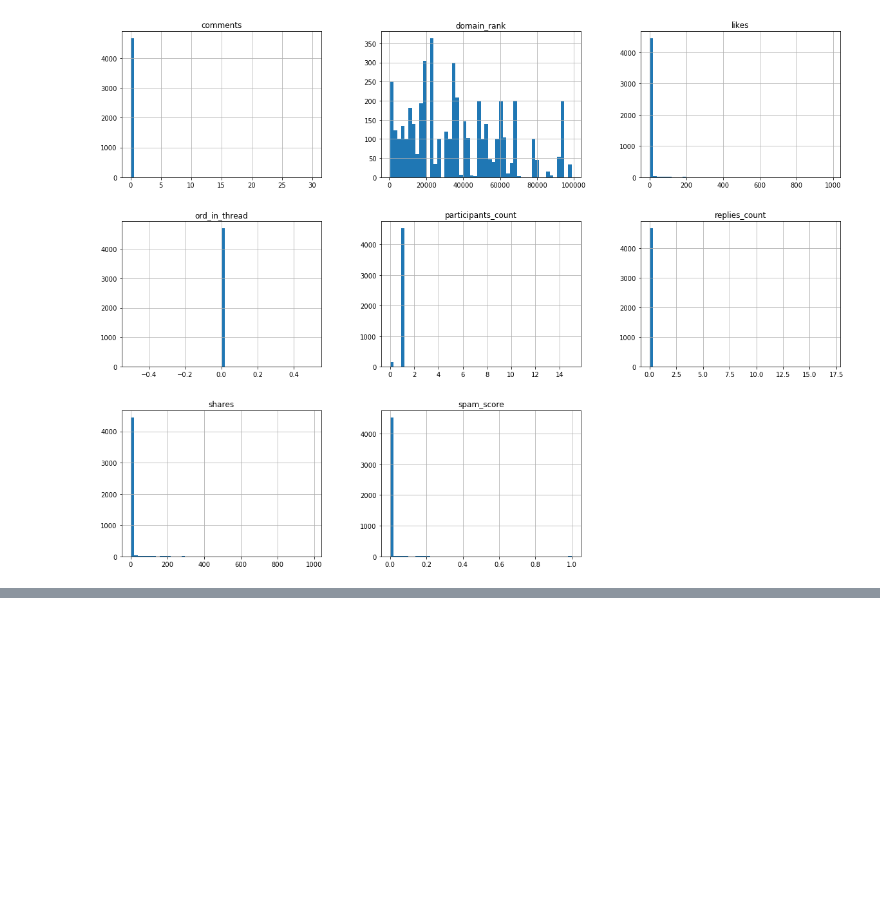
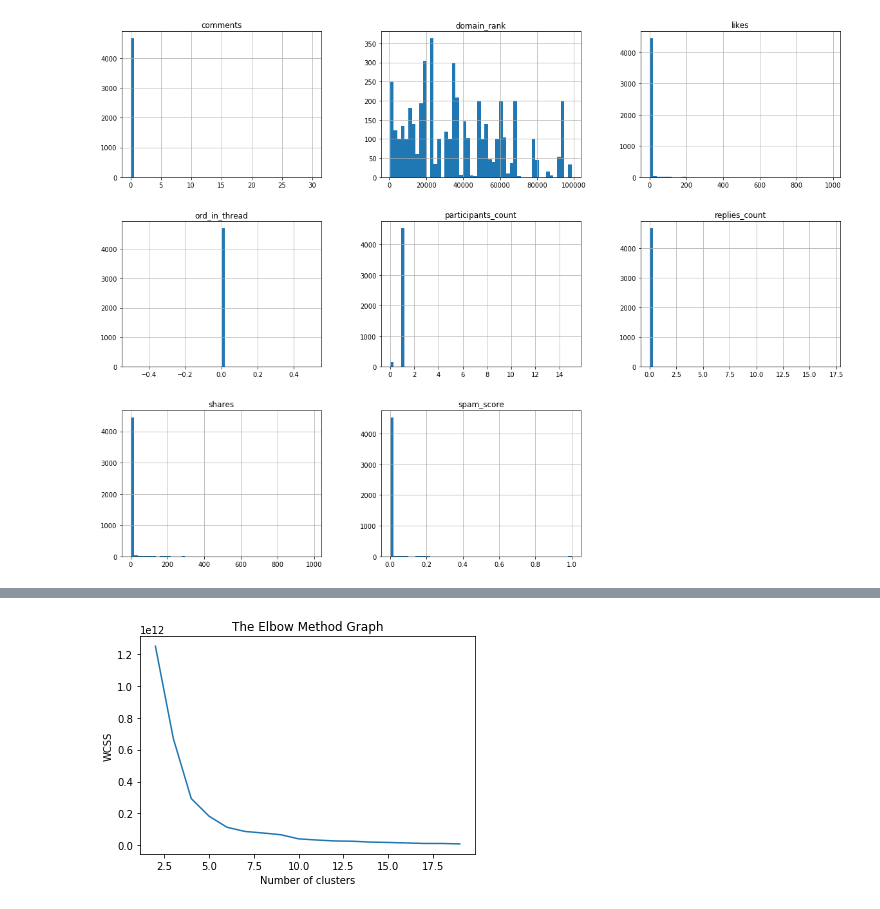
Before and after one commit to nikola-stevanovic14/ml2proj, a Jupyter notebook: ML 2.ipynb, the cells around one changed output, grey strips where cells are left out. Drawn from its saved outputs; the diff is of its cells as text; code cells hidden in the pictures; blank space fills up the shorter version.

```diff
--- a/ML 2.ipynb
+++ b/ML 2.ipynb
@@ -170,3 +187,40 @@ array([[<matplotlib.axes._subplots.AxesSubplot object at 0x...>,
         <matplotlib.axes._subplots.AxesSubplot object at 0x...>,
         <matplotlib.axes._subplots.AxesSubplot object at 0x...>]], dtype=object)
 [figure]
+# %%
+from sklearn.datasets import load_iris
+from sklearn.cluster import KMeans
+from sklearn.metrics import silhouette_score
+from sklearn import preprocessing
+import matplotlib.pyplot as plt
+
+wcss=[]
+sil_score_max = -1 #this is the minimum possible score
+kmeans = None
+y_kmeans = None
+
+def plot(self):
+        fig, ax = plt.subplots(figsize=(12, 8))
+
+        for i, index in enumerate(self.clusters):
+            point = self.X[index].T
+            ax.scatter(*point)
+
+        for point in self.centroids:
+            ax.scatter(*point, marker="x", color='black', linewidth=2)
+
+        plt.show()
+
+for n_clusters in range(2,20):
+  model = KMeans(n_clusters = n_clusters, init='k-means++', max_iter=100, n_init=1)
+  labels = model.fit_predict(df_test)
+  if n_clusters == 8:
+    kmeans = model
+    y_kmeans = labels
+    #plt.scatter(X[:, 0], X[:, 1], c=labels, s=50, cmap='viridis');
+  sil_score = silhouette_score(df_test, labels)
+  print("Without columns: The average silhouette score for %i clusters is %0.2f" %(n_clusters,sil_score))
+  wcss.append(model.inertia_)
+  if sil_score > sil_score_max:
+    sil_score_max = sil_score
+    best_n_clusters = n_clusters
@@ -172,0 +246,8 @@ array([[<matplotlib.axes._subplots.AxesSubplot object at 0x...>,
+# %%
+plt.plot(range(2,20),wcss)
+plt.title('The Elbow Method Graph')
+plt.xlabel('Number of clusters')
+plt.ylabel('WCSS')
+plt.show()
+# %% [output]
+[figure, added]
```
Also changed, not shown: parts of 7 cells of this notebook, 3 other files.
